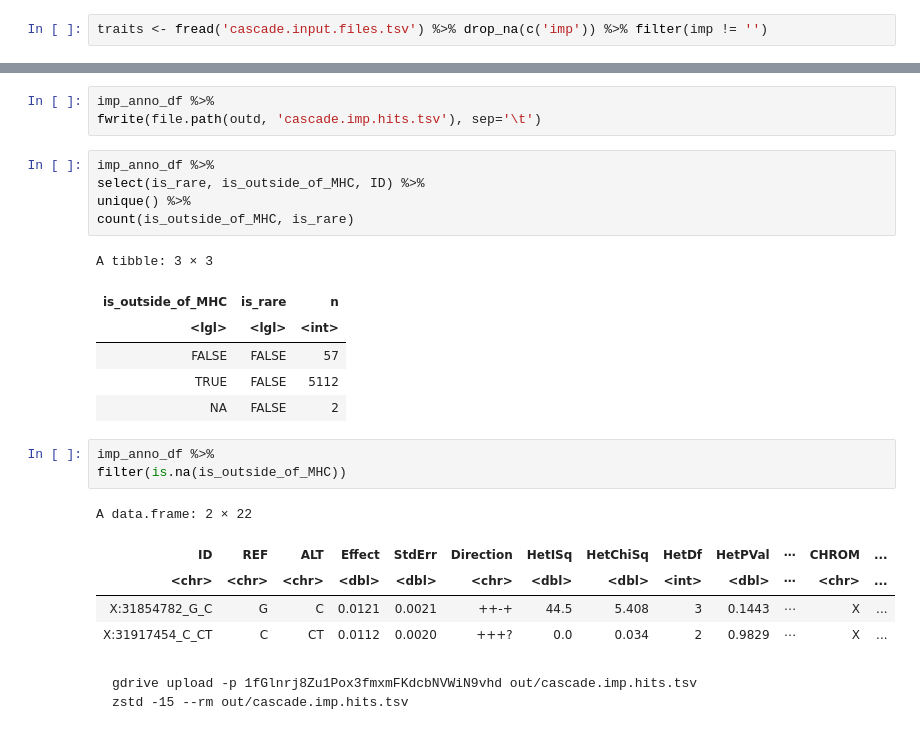
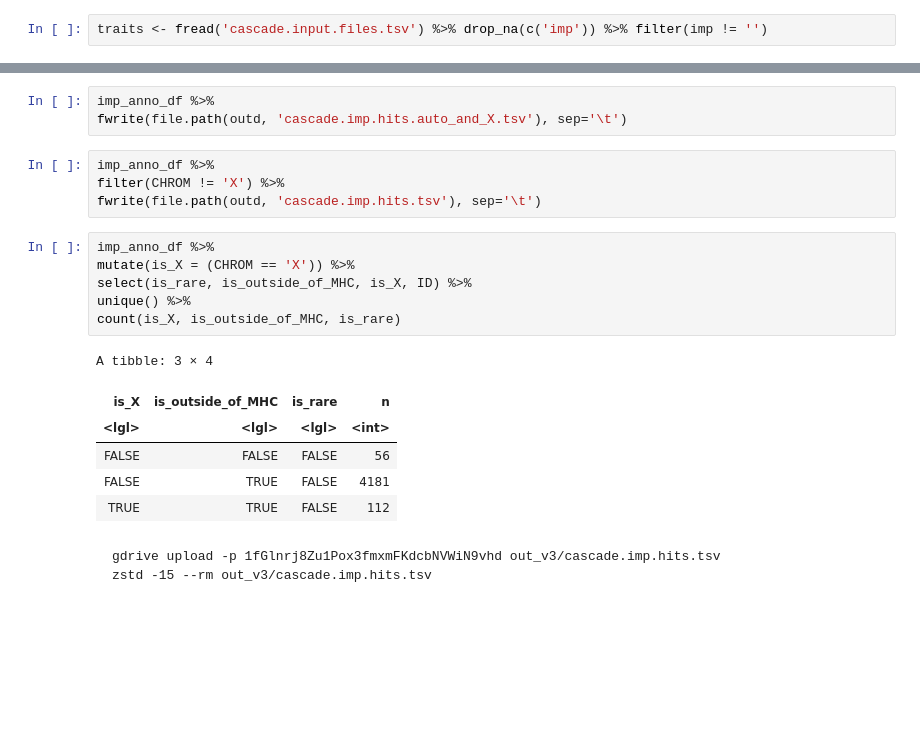
Before and after one commit to rivas-lab/biomarkers, a Jupyter notebook: cascade/4_cascade_imp.hits.ipynb, the cells around one changed output, grey strips where cells are left out. Drawn from its saved outputs; the diff is of its cells as text; blank space fills up the shorter version.

````diff
--- a/cascade/4_cascade_imp.hits.ipynb
+++ b/cascade/4_cascade_imp.hits.ipynb
@@ -53,29 +61,25 @@ A tibble: 35 × 2
 # %%
 imp_anno_df %>%
-fwrite(file.path(outd, 'cascade.imp.hits.tsv'), sep='\t')
+fwrite(file.path(outd, 'cascade.imp.hits.auto_and_X.tsv'), sep='\t')
+# %%
+imp_anno_df %>%
+filter(CHROM != 'X') %>%
+fwrite(file.path(outd, 'cascade.imp.hits.tsv'), sep='\t')
 # %%
 imp_anno_df %>%
-select(is_rare, is_outside_of_MHC, ID) %>%
+mutate(is_X = (CHROM == 'X')) %>%
+select(is_rare, is_outside_of_MHC, is_X, ID) %>%
 unique() %>%
-count(is_outside_of_MHC, is_rare)
+count(is_X, is_outside_of_MHC, is_rare)
 # %% [output]
-A tibble: 3 × 3
+A tibble: 3 × 4
-| is_outside_of_MHC | is_rare | n |
-| <lgl> | <lgl> | <int> |
-| FALSE | FALSE | 57 |
-| TRUE | FALSE | 5112 |
-| NA | FALSE | 2 |
+| is_X | is_outside_of_MHC | is_rare | n |
+| <lgl> | <lgl> | <lgl> | <int> |
+| FALSE | FALSE | FALSE | 56 |
+| FALSE | TRUE | FALSE | 4181 |
+| TRUE | TRUE | FALSE | 112 |
-# %%
-imp_anno_df %>%
-filter(is.na(is_outside_of_MHC))
-# %% [output]
-A data.frame: 2 × 22
-| ID | REF | ALT | Effect | StdErr | Direction | HetISq | HetChiSq | HetDf | HetPVal | ⋯ | CHROM | ... |
-| <chr> | <chr> | <chr> | <dbl> | <dbl> | <chr> | <dbl> | <dbl> | <int> | <dbl> | ⋯ | <chr> | ... |
-| X:31854782_G_C | G | C | 0.0121 | 0.0021 | ++-+ | 44.5 | 5.408 | 3 | 0.1443 | ⋯ | X | ... |
-| X:31917454_C_CT | C | CT | 0.0112 | 0.0020 | +++? | 0.0 | 0.034 | 2 | 0.9829 | ⋯ | X | ... |
 # %% [markdown]
 ```
-gdrive upload -p 1fGlnrj8Zu1Pox3fmxmFKdcbNVWiN9vhd out/cascade.imp.hits.tsv
-zstd -15 --rm out/cascade.imp.hits.tsv
+gdrive upload -p 1fGlnrj8Zu1Pox3fmxmFKdcbNVWiN9vhd out_v3/cascade.imp.hits.tsv
+zstd -15 --rm out_v3/cascade.imp.hits.tsv
 ```
````
Also changed, not shown: parts of 10 cells of this notebook, 22 other files.
